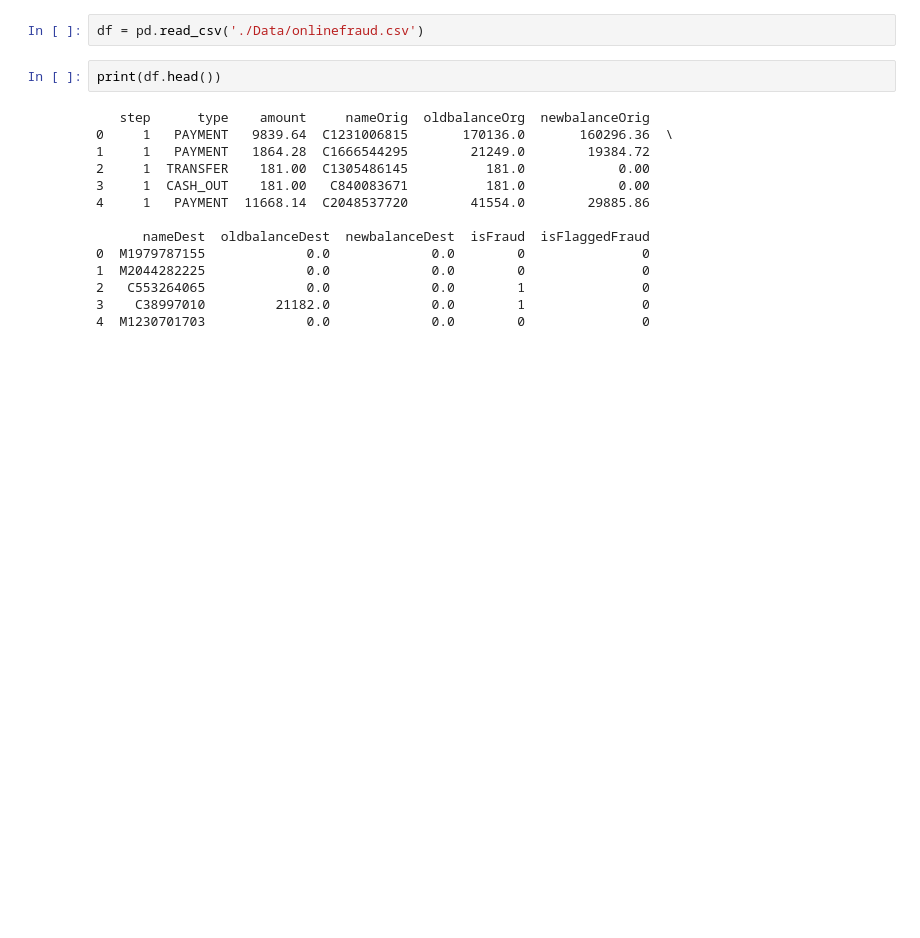
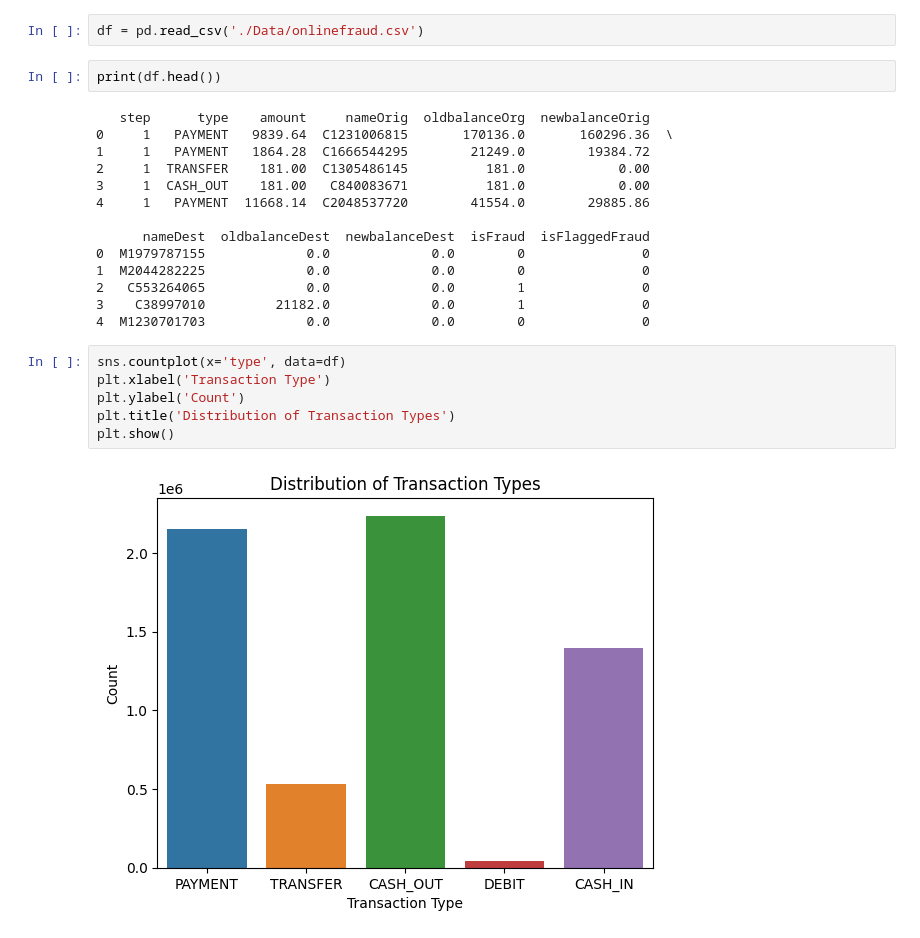
Before and after one commit to RobertKS123/ACML_Assignment, a Jupyter notebook: Project.ipynb, the cells around one changed output. Saved outputs shown, nothing was run; the diff lists cells and outputs as text; blank space fills up the shorter version.

Commit message:
some light data visulization

```diff
--- a/Project.ipynb
+++ b/Project.ipynb
@@ -19,3 +21,11 @@ print(df.head())
 2   C553264065             0.0             0.0        1               0
 3    C38997010         21182.0             0.0        1               0
 4  M1230701703             0.0             0.0        0               0
+# %%
+sns.countplot(x='type', data=df)
+plt.xlabel('Transaction Type')
+plt.ylabel('Count')
+plt.title('Distribution of Transaction Types')
+plt.show()
+# %% [output]
+[figure, added]
```
Also changed, not shown: parts of 7 cells of this notebook, 1 other file.
